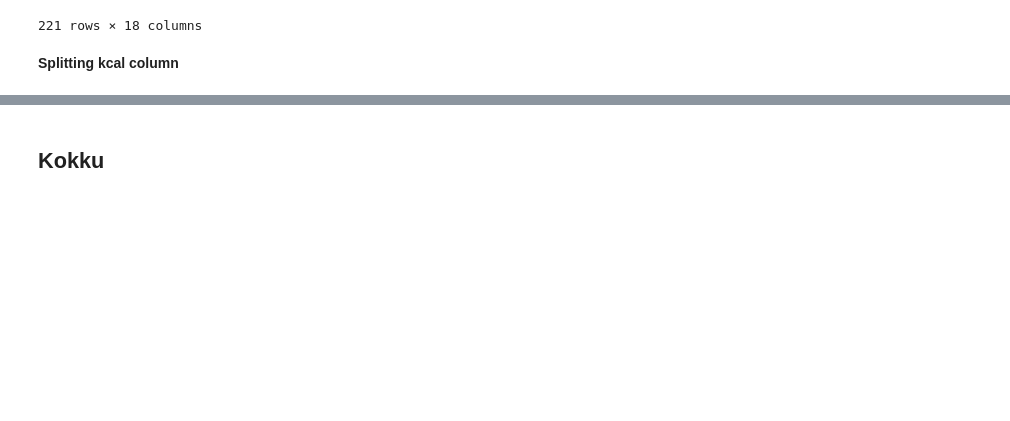
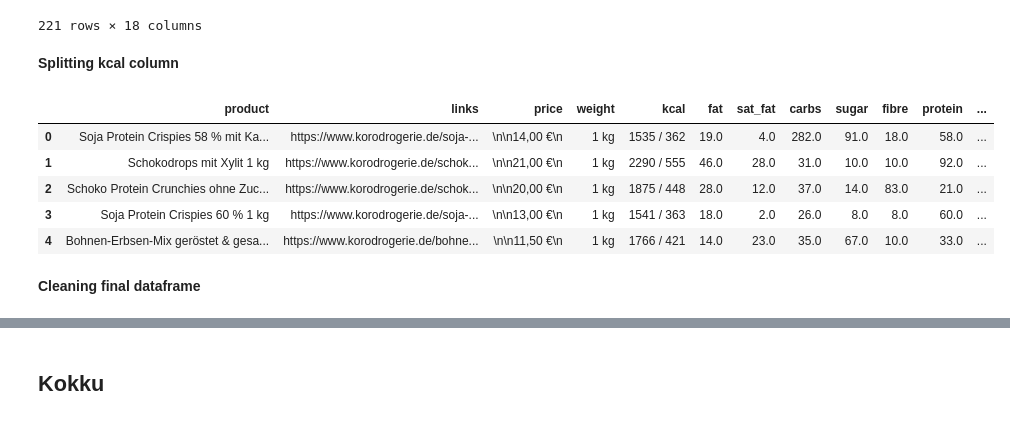
Before and after one commit to katharina-beriault/Final_Project_Vegan-Snack-Recommender_Clustering, a Jupyter notebook: Python/Cleaning.ipynb, the cells around one changed output, grey strips where cells are left out. Saved outputs shown, nothing was run; the diff lists cells and outputs as text; code cells hidden in the pictures; blank space fills up the shorter version.

```diff
--- a/Python/Cleaning.ipynb
+++ b/Python/Cleaning.ipynb
@@ -190,0 +197,11 @@ batch_cleaning_nutrients(koro, in_columns=['fat','sat_fat', 'carbs', 'sugar', 'f
+# %%
+koro.head(5)
+# %% [output]
+|  | product | links | price | weight | kcal | fat | sat_fat | carbs | sugar | fibre | protein | ... |
+| 0 | Soja Protein Crispies 58 % mit Ka... | https://www.korodrogerie.de/soja-... | \n\n14,00 €\n | 1 kg | 1535 / 362 | 19.0 | 4.0 | 282.0 | 91.0 | 18.0 | 58.0 | ... |
+| 1 | Schokodrops mit Xylit 1 kg | https://www.korodrogerie.de/schok... | \n\n21,00 €\n | 1 kg | 2290 / 555 | 46.0 | 28.0 | 31.0 | 10.0 | 10.0 | 92.0 | ... |
+| 2 | Schoko Protein Crunchies ohne Zuc... | https://www.korodrogerie.de/schok... | \n\n20,00 €\n | 1 kg | 1875 / 448 | 28.0 | 12.0 | 37.0 | 14.0 | 83.0 | 21.0 | ... |
+| 3 | Soja Protein Crispies 60 % 1 kg | https://www.korodrogerie.de/soja-... | \n\n13,00 €\n | 1 kg | 1541 / 363 | 18.0 | 2.0 | 26.0 | 8.0 | 8.0 | 60.0 | ... |
+| 4 | Bohnen-Erbsen-Mix geröstet & gesa... | https://www.korodrogerie.de/bohne... | \n\n11,50 €\n | 1 kg | 1766 / 421 | 14.0 | 23.0 | 35.0 | 67.0 | 10.0 | 33.0 | ... |
+# %% [markdown]
+**Cleaning final dataframe**
```
Also changed, not shown: parts of 33 cells of this notebook.
